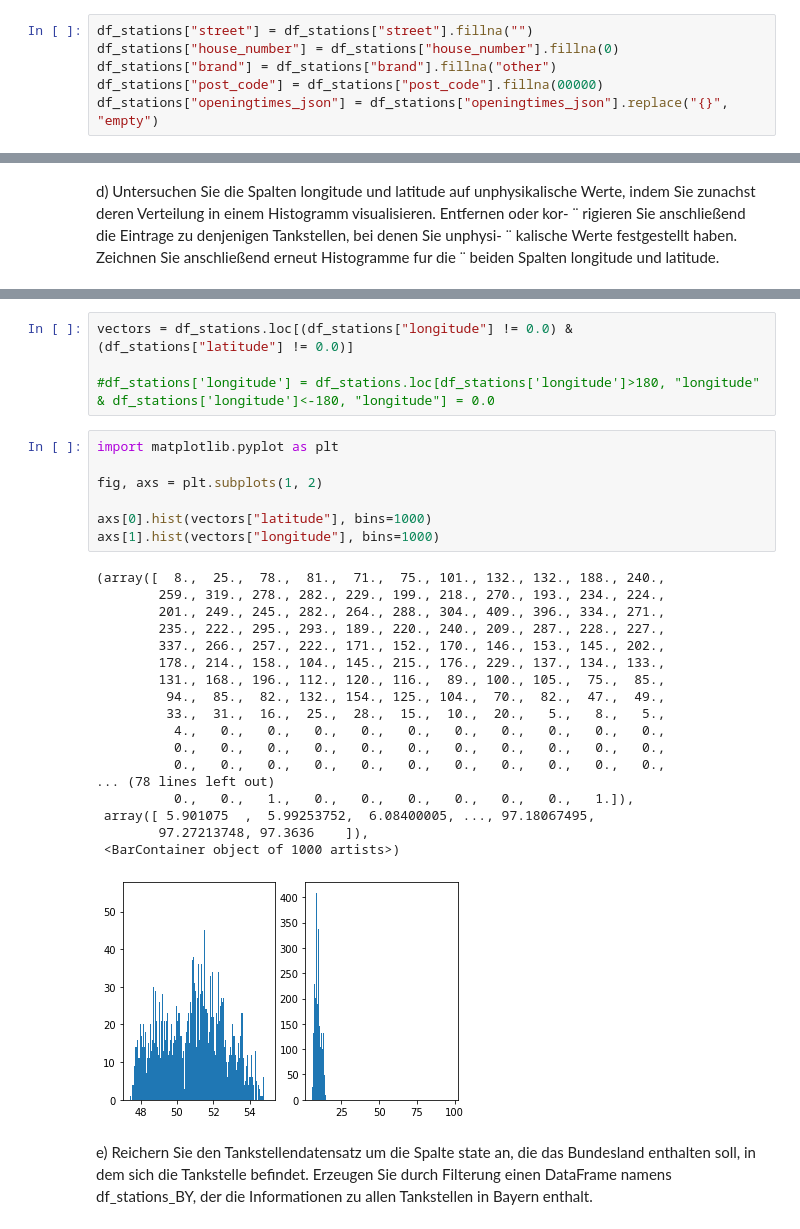
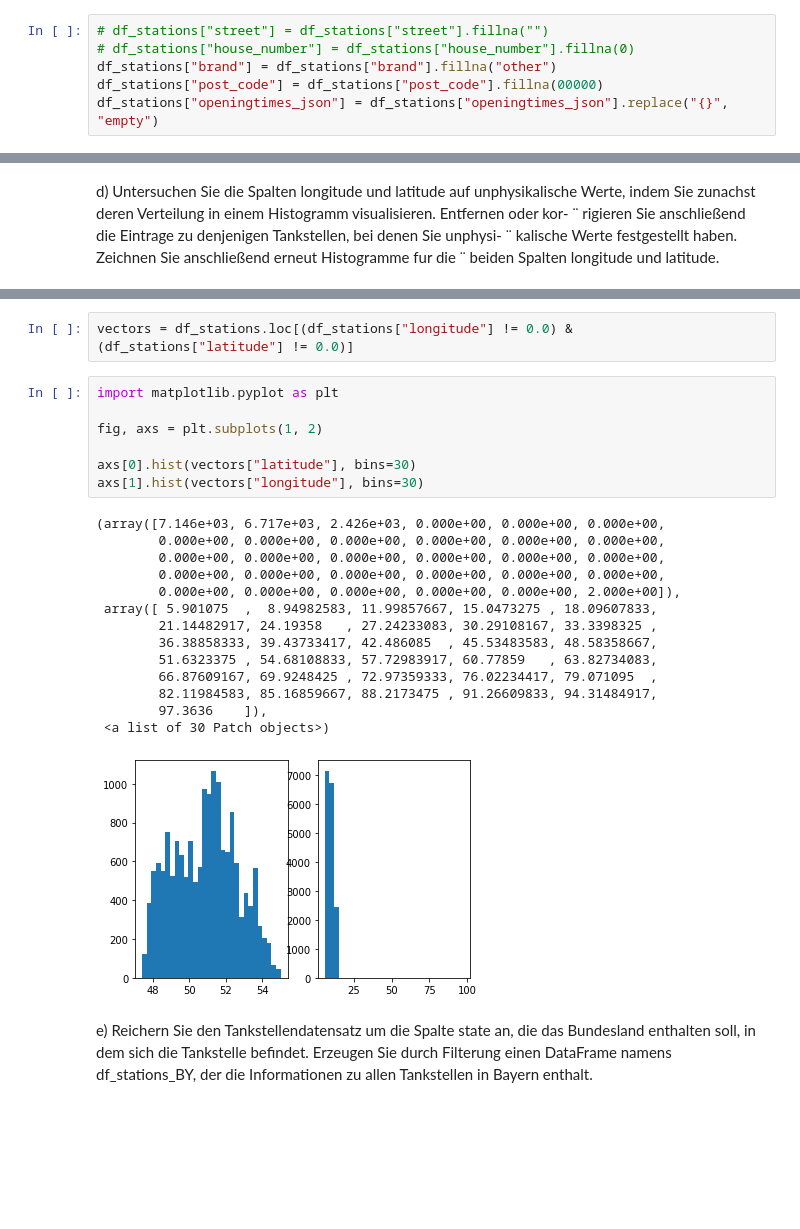
Before and after one commit to TechPiranja/DA_Stud, a Jupyter notebook: nachname_vorname.ipynb, the cells around one changed output, grey strips where cells are left out. Saved outputs shown, nothing was run; the diff lists cells and outputs as text; blank space fills up the shorter version.

```diff
--- a/nachname_vorname.ipynb
+++ b/nachname_vorname.ipynb
@@ -35,8 +43,8 @@ Alle Spalten mit 0 haben keine NaN Werte und müssen demnach nicht nochmal kontr
 
 NaN Werte werden durch passende andere Werte ersetzt.
 # %%
-df_stations["street"] = df_stations["street"].fillna("")
-df_stations["house_number"] = df_stations["house_number"].fillna(0)
+# df_stations["street"] = df_stations["street"].fillna("")
+# df_stations["house_number"] = df_stations["house_number"].fillna(0)
 df_stations["brand"] = df_stations["brand"].fillna("other")
 df_stations["post_code"] = df_stations["post_code"].fillna(00000)
 df_stations["openingtimes_json"] = df_stations["openingtimes_json"].replace("{}", "empty")
@@ -102,33 +155,27 @@ Werte von 0.0 werden zunächst rausgefiltert
 # %%
 vectors = df_stations.loc[(df_stations["longitude"] != 0.0) & (df_stations["latitude"] != 0.0)]
-
-#df_stations['longitude'] = df_stations.loc[df_stations['longitude']>180, "longitude" & df_stations['longitude']<-180, "longitude"] = 0.0
 # %%
 import matplotlib.pyplot as plt
 
 fig, axs = plt.subplots(1, 2)
 
-axs[0].hist(vectors["latitude"], bins=1000)
-axs[1].hist(vectors["longitude"], bins=1000)
+axs[0].hist(vectors["latitude"], bins=30)
+axs[1].hist(vectors["longitude"], bins=30)
 # %% [output]
-(array([  8.,  25.,  78.,  81.,  71.,  75., 101., 132., 132., 188., 240.,
-        259., 319., 278., 282., 229., 199., 218., 270., 193., 234., 224.,
-        201., 249., 245., 282., 264., 288., 304., 409., 396., 334., 271.,
-        235., 222., 295., 293., 189., 220., 240., 209., 287., 228., 227.,
-        337., 266., 257., 222., 171., 152., 170., 146., 153., 145., 202.,
-        178., 214., 158., 104., 145., 215., 176., 229., 137., 134., 133.,
-        131., 168., 196., 112., 120., 116.,  89., 100., 105.,  75.,  85.,
-         94.,  85.,  82., 132., 154., 125., 104.,  70.,  82.,  47.,  49.,
-         33.,  31.,  16.,  25.,  28.,  15.,  10.,  20.,   5.,   8.,   5.,
-          4.,   0.,   0.,   0.,   0.,   0.,   0.,   0.,   0.,   0.,   0.,
-          0.,   0.,   0.,   0.,   0.,   0.,   0.,   0.,   0.,   0.,   0.,
-          0.,   0.,   0.,   0.,   0.,   0.,   0.,   0.,   0.,   0.,   0.,
-... (78 lines left out)
-          0.,   0.,   1.,   0.,   0.,   0.,   0.,   0.,   0.,   1.]),
- array([ 5.901075  ,  5.99253752,  6.08400005, ..., 97.18067495,
-        97.27213748, 97.3636    ]),
- <BarContainer object of 1000 artists>)
+(array([7.146e+03, 6.717e+03, 2.426e+03, 0.000e+00, 0.000e+00, 0.000e+00,
+        0.000e+00, 0.000e+00, 0.000e+00, 0.000e+00, 0.000e+00, 0.000e+00,
+        0.000e+00, 0.000e+00, 0.000e+00, 0.000e+00, 0.000e+00, 0.000e+00,
+        0.000e+00, 0.000e+00, 0.000e+00, 0.000e+00, 0.000e+00, 0.000e+00,
+        0.000e+00, 0.000e+00, 0.000e+00, 0.000e+00, 0.000e+00, 2.000e+00]),
+ array([ 5.901075  ,  8.94982583, 11.99857667, 15.0473275 , 18.09607833,
+        21.14482917, 24.19358   , 27.24233083, 30.29108167, 33.3398325 ,
+        36.38858333, 39.43733417, 42.486085  , 45.53483583, 48.58358667,
+        51.6323375 , 54.68108833, 57.72983917, 60.77859   , 63.82734083,
+        66.87609167, 69.9248425 , 72.97359333, 76.02234417, 79.071095  ,
+        82.11984583, 85.16859667, 88.2173475 , 91.26609833, 94.31484917,
+        97.3636    ]),
+ <a list of 30 Patch objects>)
-[figure, old version]
+[figure, new version]
 # %% [markdown]
 e) Reichern Sie den Tankstellendatensatz um die Spalte state an, die das Bundesland enthalten soll, in dem sich die Tankstelle befindet. Erzeugen Sie durch Filterung einen DataFrame
 namens df_stations_BY, der die Informationen zu allen Tankstellen in Bayern enthalt.
```
Also changed, not shown: parts of 8 cells of this notebook.
